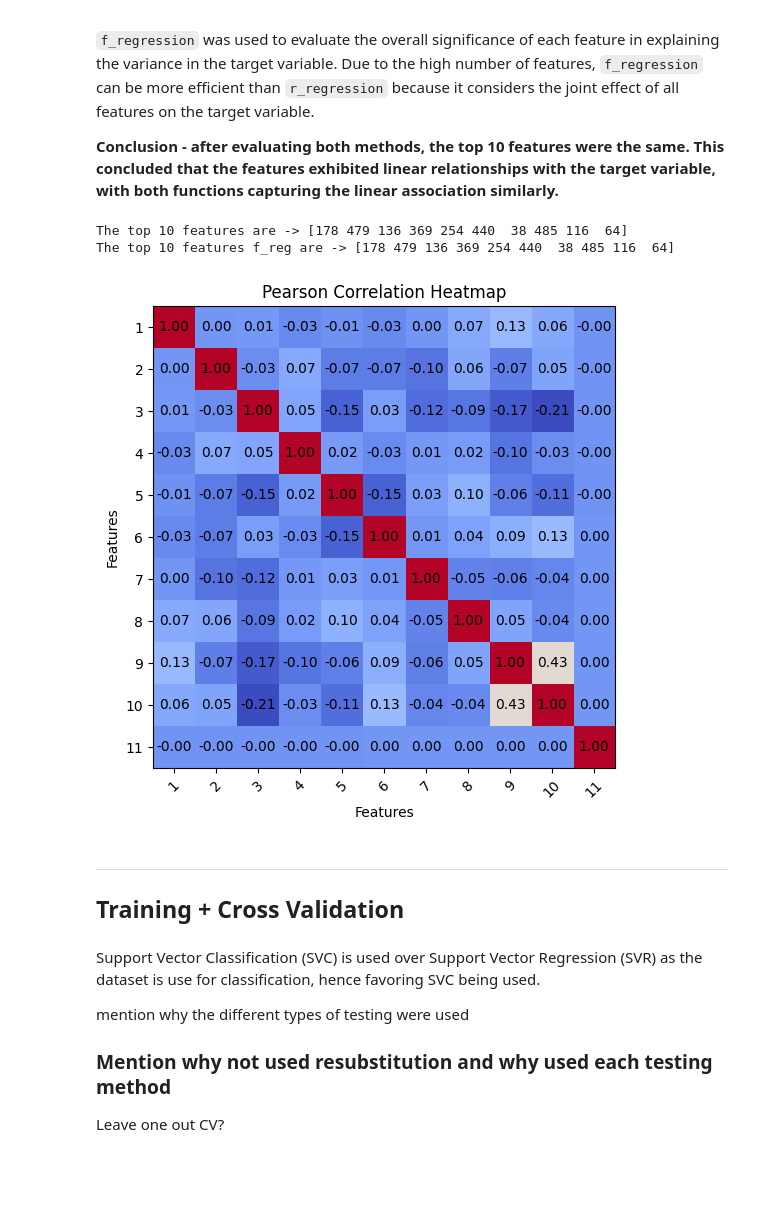
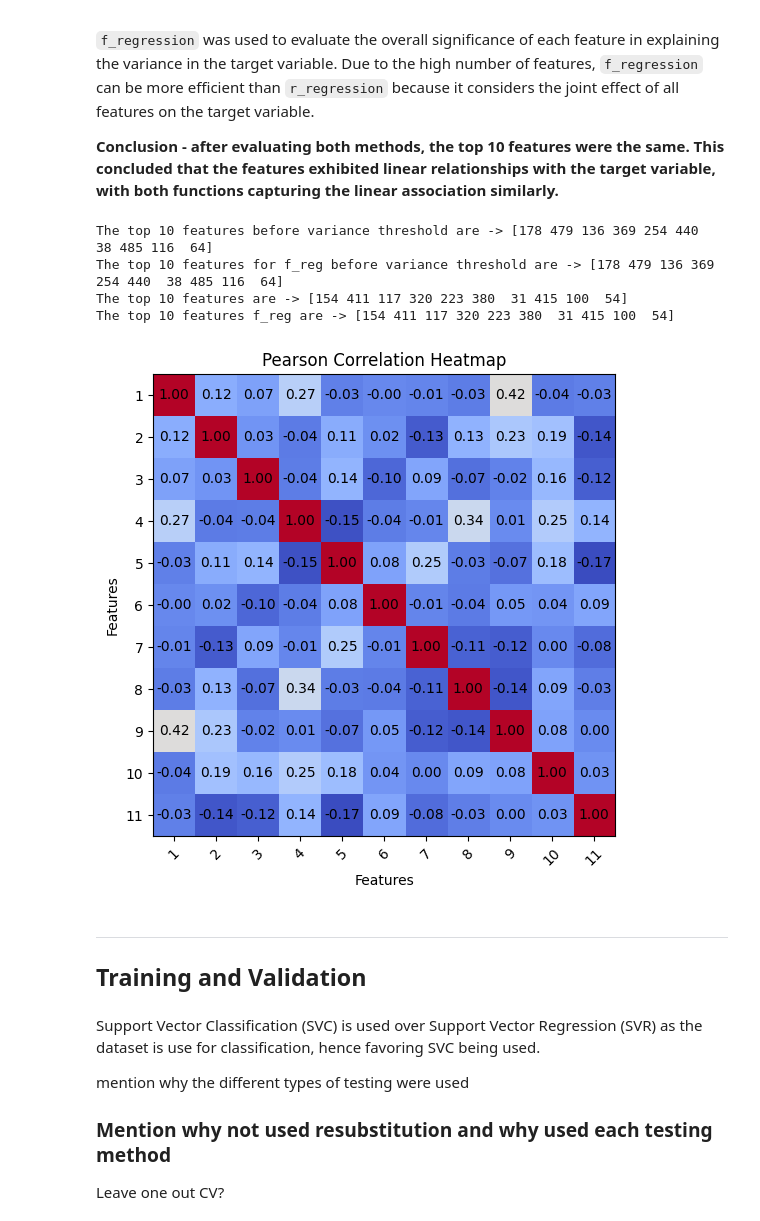
Before and after one commit to aym183/Satellite-Image-Classification, a Jupyter notebook: task1.ipynb, the cells around one changed output. Saved outputs shown, nothing was run; the diff lists cells and outputs as text; code cells hidden in the pictures; blank space fills up the shorter version.

Commit message:
Implemented training after variance threshold

```diff
--- a/task1.ipynb
+++ b/task1.ipynb
@@ -179,0 +186,3 @@ The aim of this section was to (i) Find and eliminate the features that are redu
+# %%
+# ------- REMOVING REDUNDANT FEATURES
+x_train_selected, x_test_selected = calculate_variance_threshold(x_train_norm, x_test_norm)
@@ -185,26 +197,34 @@ To ensure the features had a linear relationship with the target variable, both
 <b>Conclusion - after evaluating both methods, the top 10 features were the same. This concluded that the features exhibited linear relationships with the target variable, with both functions capturing the linear association similarly.</b>
 # %%
 # ------- FEATURE SELECTION ---------
-# Remove redundant features?
 
-feature_correlation = pearson_correlation(x_train_norm, y_train)
+feature_correlation_pre = pearson_correlation(x_train_norm, y_train)
+print(f"The top 10 features before variance threshold are -> {feature_correlation_pre[:10]}")
+
+feature_correlation_f_reg_pre = f_regression_scores(x_train_norm, y_train)
+print(f"The top 10 features for f_reg before variance threshold are -> {feature_correlation_f_reg_pre[:10]}")
+
+feature_correlation = pearson_correlation(x_train_selected, y_train)
 print(f"The top 10 features are -> {feature_correlation[:10]}")
 
-feature_correlation_f_reg = f_regression_scores(x_train_norm, y_train)
+feature_correlation_f_reg = f_regression_scores(x_train_selected, y_train)
 print(f"The top 10 features f_reg are -> {feature_correlation_f_reg[:10]}")
 
+# correlation matrix looks a lot better after variance threshold
 top_features_indices = feature_correlation[:10]
 selected_features = x_train_norm[:, top_features_indices]
 correlation_matrix = np.corrcoef(selected_features.T, y_train)
 
 plot_correlation_heatmap(correlation_matrix)
 # %% [output]
-The top 10 features are -> [178 479 136 369 254 440  38 485 116  64]
-The top 10 features f_reg are -> [178 479 136 369 254 440  38 485 116  64]
+The top 10 features before variance threshold are -> [178 479 136 369 254 440  38 485 116  64]
+The top 10 features for f_reg before variance threshold are -> [178 479 136 369 254 440  38 485 116  64]
+The top 10 features are -> [154 411 117 320 223 380  31 415 100  54]
+The top 10 features f_reg are -> [154 411 117 320 223 380  31 415 100  54]
-[figure, old version]
+[figure, new version]
 # %% [markdown]
 -----------------------------------------------------------------
-## Training + Cross Validation
+## Training and Validation
 # %% [markdown]
 Support Vector Classification (SVC) is used over Support Vector Regression (SVR) as the dataset is use for classification, hence favoring SVC being used.
 
```
Also changed, not shown: parts of 3 cells of this notebook, 1 other file.
